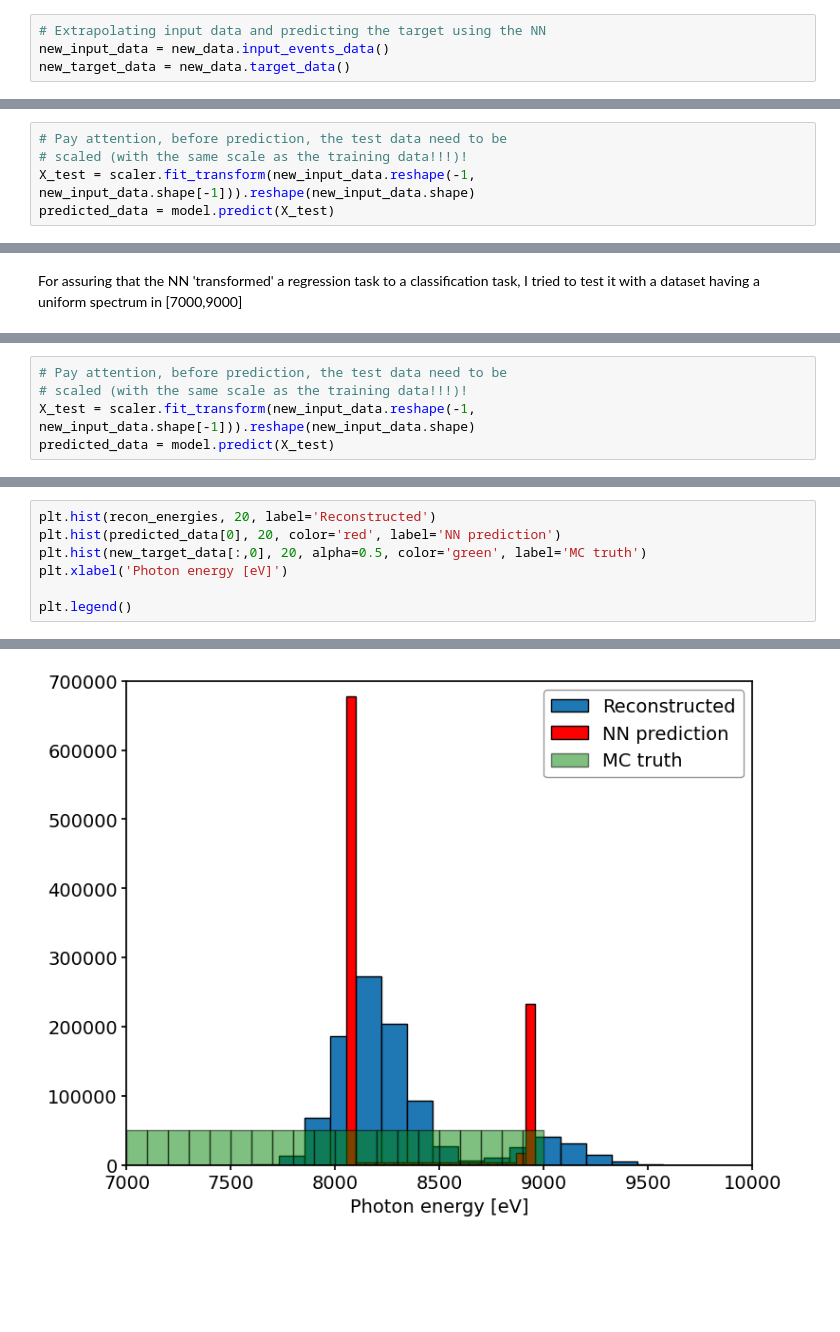
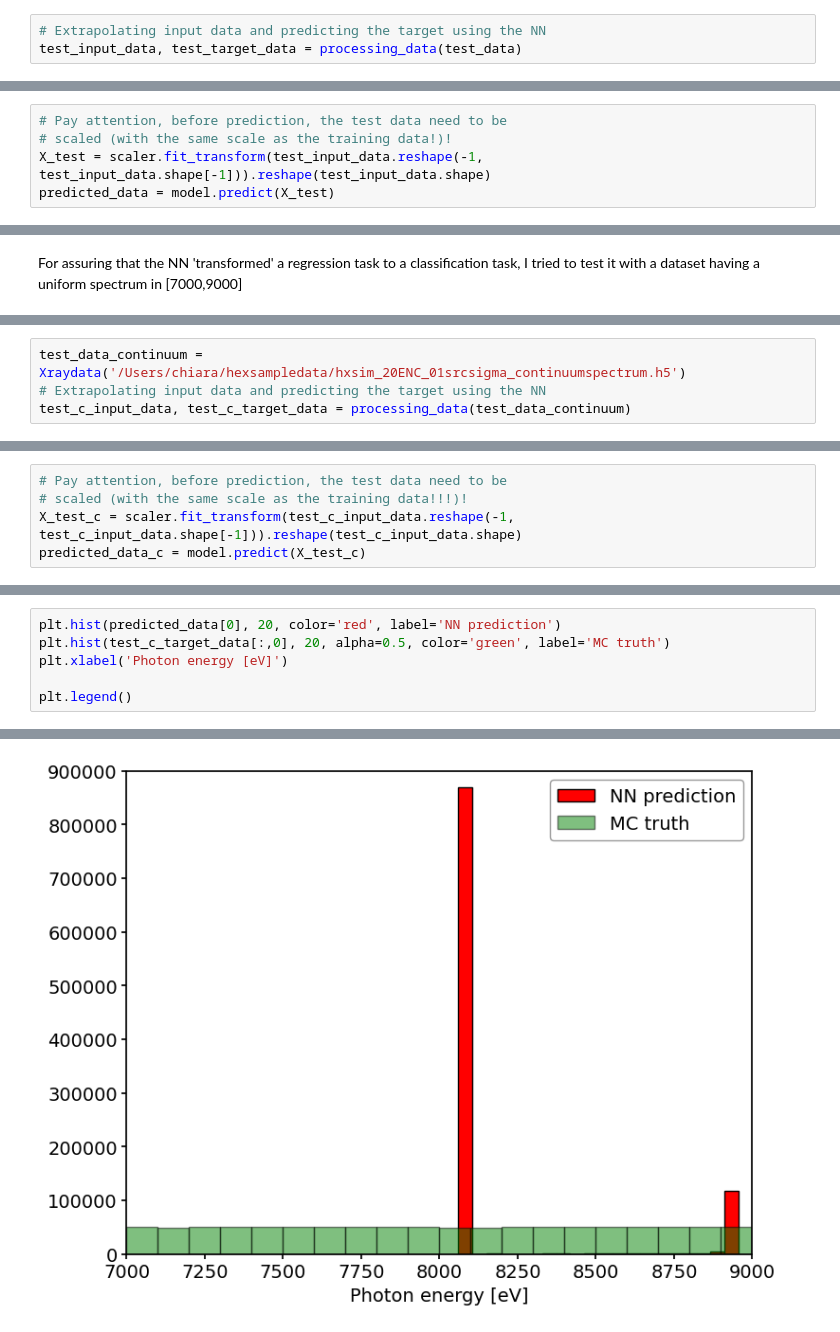
Before and after one commit to chiaratomaiuolo/xrayreco, a Jupyter notebook: xrayreco/bin/nn_trial1.ipynb, the cells around one changed output, grey strips where cells are left out. Cells and saved outputs as stored; diff of their text form; blank space fills up the shorter version.

```diff
--- a/xrayreco/bin/nn_trial1.ipynb
+++ b/xrayreco/bin/nn_trial1.ipynb
@@ -186,4 +228,3 @@ new_data = Xraydata('/Users/chiara/hexsampledata/hxsim_20ENC_01srcsigma_test.h5'
 # %%
 # Extrapolating input data and predicting the target using the NN
-new_input_data = new_data.input_events_data()
-new_target_data = new_data.target_data()
+test_input_data, test_target_data = processing_data(test_data)
@@ -203,7 +234,7 @@ recon_y = recon_file.column('posy')
 Predicting the data using the NN
 # %%
 # Pay attention, before prediction, the test data need to be
-# scaled (with the same scale as the training data!!!)!
-X_test = scaler.fit_transform(new_input_data.reshape(-1, new_input_data.shape[-1])).reshape(new_input_data.shape)
+# scaled (with the same scale as the training data!)!
+X_test = scaler.fit_transform(test_input_data.reshape(-1, test_input_data.shape[-1])).reshape(test_input_data.shape)
 predicted_data = model.predict(X_test)
 # %% [output]
@@ -292,0 +281,4 @@ recon_y = recon_file.column('posy')
+# %%
+test_data_continuum = Xraydata('/Users/chiara/hexsampledata/hxsim_20ENC_01srcsigma_continuumspectrum.h5')
+# Extrapolating input data and predicting the target using the NN
+test_c_input_data, test_c_target_data = processing_data(test_data_continuum)
@@ -293,6 +289,6 @@ recon_y = recon_file.column('posy')
 # %%
 # Pay attention, before prediction, the test data need to be
 # scaled (with the same scale as the training data!!!)!
-X_test = scaler.fit_transform(new_input_data.reshape(-1, new_input_data.shape[-1])).reshape(new_input_data.shape)
-predicted_data = model.predict(X_test)
+X_test_c = scaler.fit_transform(test_c_input_data.reshape(-1, test_c_input_data.shape[-1])).reshape(test_c_input_data.shape)
+predicted_data_c = model.predict(X_test_c)
 # %% [output]
@@ -300,10 +313,9 @@ predicted_data = model.predict(X_test)
 # %%
-plt.hist(recon_energies, 20, label='Reconstructed')
 plt.hist(predicted_data[0], 20, color='red', label='NN prediction')
-plt.hist(new_target_data[:,0], 20, alpha=0.5, color='green', label='MC truth')
+plt.hist(test_c_target_data[:,0], 20, alpha=0.5, color='green', label='MC truth')
 plt.xlabel('Photon energy [eV]')
 
 plt.legend()
 # %% [output]
 <matplotlib.legend.Legend at 0x...>
-[figure, old version]
+[figure, new version]
```
Also changed, not shown: parts of 44 cells of this notebook.
